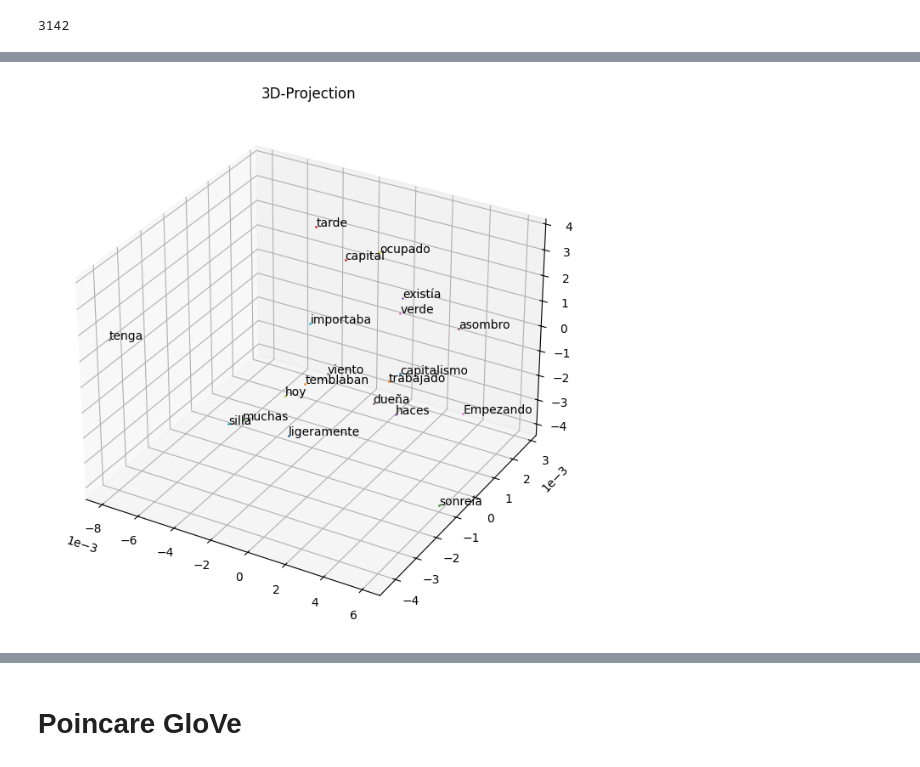
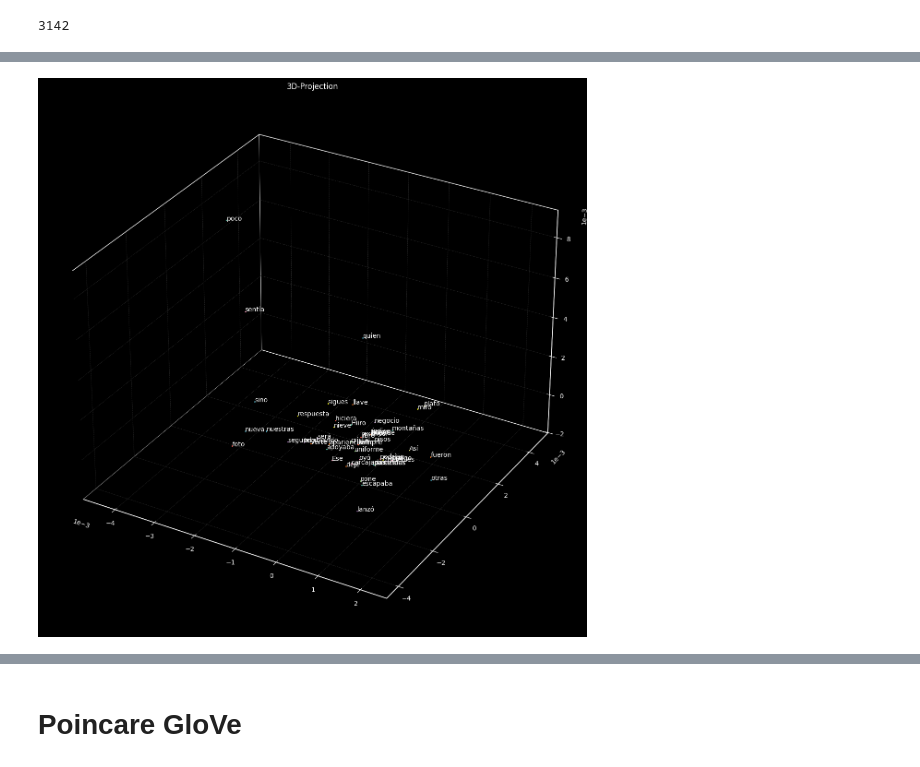
Before and after one commit to sebastian-sanchez-s/sebastian-sanchez-s.github.io, a Jupyter notebook: projects/WordEmbedding/WordEmbedding.ipynb, the cells around one changed output, grey strips where cells are left out. Drawn from its saved outputs; the diff is of its cells as text; code cells hidden in the pictures.

```diff
--- a/projects/WordEmbedding/WordEmbedding.ipynb
+++ b/projects/WordEmbedding/WordEmbedding.ipynb
@@ -159,8 +274,8 @@ U, S, Vt = np.linalg.svd(X)
 # %%
-plt.figure(figsize=(8, 8))
+plt.figure(figsize=(10, 10))
 
 plt.title('2D-Projection')
-for i, u in enumerate(U[:2,10:20].T, 10):
+for i, u in enumerate(U[:2, a:b], a):
     plt.scatter(*u, s=0.8)
     plt.text(*u, words[i])
 plt.xlabel('u0')
@@ -172,19 +287,21 @@ plt.show()
 # %%
-fig, ax = plt.subplots(figsize=(10, 8), subplot_kw={"projection": "3d"})
+fig, ax = plt.subplots(figsize=(12, 12), subplot_kw={"projection": "3d"},)
 
-dim0, dim1, dim2 = 1, 6, 10
+style_3d_axes(ax)
+
+dim0, dim1, dim2 = 1, 2, 3
 
 ax.set_title('3D-Projection')
 
 ax.ticklabel_format(style='sci', scilimits=(0, 0))
 
-for i, u in enumerate(U[[dim0, dim1, dim2], 10:30].T, 10):
+for i, u in enumerate(Vt.T[a:b, [dim0, dim1, dim2]], a):
     ax.plot(*u, 'o', markersize=1)
     ax.text(*u, words[i])
 
 plt.show()
 # %% [output]
-[figure, old version]
+[figure, new version]
 # %% [markdown]
 # GloVE
 
```
Also changed, not shown: parts of 15 cells of this notebook.
